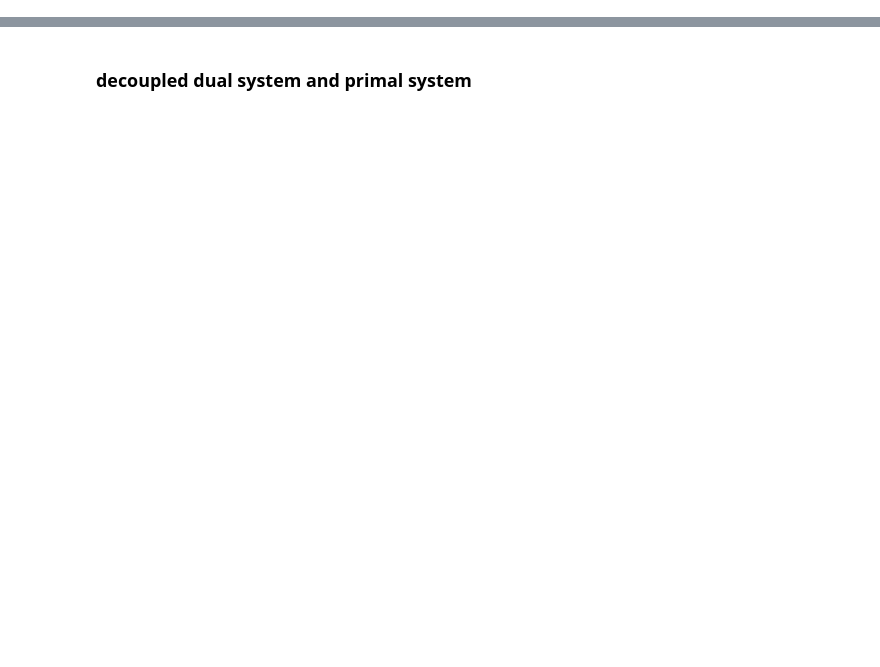
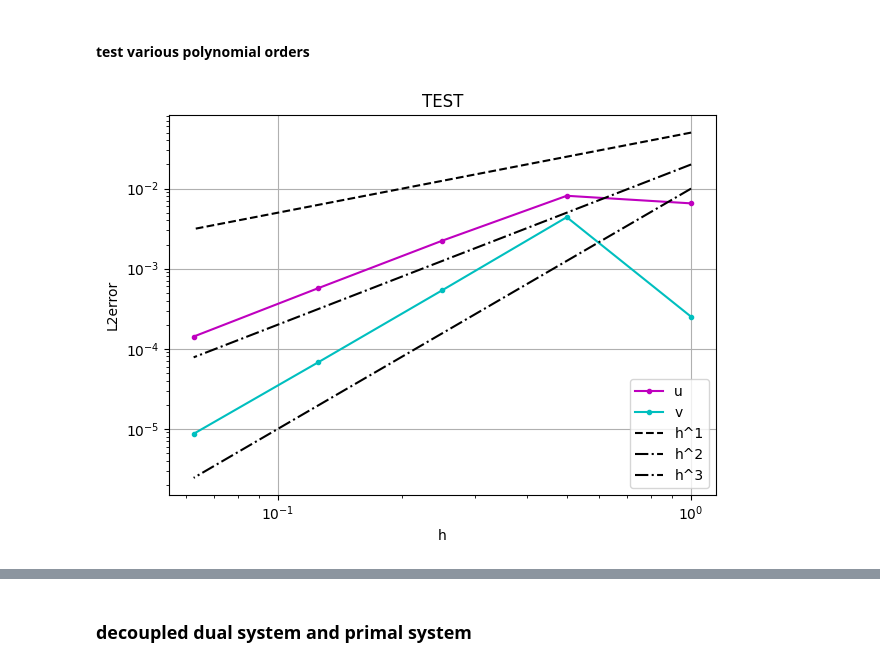
Before and after one commit to markusrenoldner/MEHCscheme, a Jupyter notebook: scripts/dirichlet_conv.ipynb, the cells around one changed output, grey strips where cells are left out. Saved outputs shown, nothing was run; the diff lists cells and outputs as text; code cells hidden in the pictures; blank space fills up the shorter version.

```diff
--- a/scripts/dirichlet_conv.ipynb
+++ b/scripts/dirichlet_conv.ipynb
@@ -65,0 +32,27 @@ plt.grid()
+# %% [markdown]
+#### test various polynomial orders
+# %%
+data = np.genfromtxt("../out/rawdata/dirichlet-primal-test.txt", delimiter=',').flatten()
+dataD = np.genfromtxt("../out/rawdata/dirichlet-dual-test.txt", delimiter=',').flatten()
+
+
+refstep = data[0::2][-5:]
+u =       data[1::2][-5:]
+v =       dataD[1::2][-5:]
+
+plt.plot(refstep,u,"m.-",label="u")
+plt.plot(refstep,v,"c.-",label="v")
+plt.plot(refstep,[0.05*refstep[i]**1 for i in range(len(refstep))],"k--",label="h^1")
+plt.plot(refstep,[0.02*refstep[i]**2 for i in range(len(refstep))],"k-.",label="h^2")
+plt.plot(refstep,[0.01*refstep[i]**3 for i in range(len(refstep))],"k-.",label="h^3")
+
+plt.legend()
+plt.title("TEST")
+plt.yscale("log")
+plt.xscale("log")
+plt.ylabel("L2error")
+plt.xlabel("h")
+plt.tight_layout()
+plt.grid()
+# %% [output]
+[figure, added]
```
Also changed, not shown: parts of 8 cells of this notebook, 5 other files.
